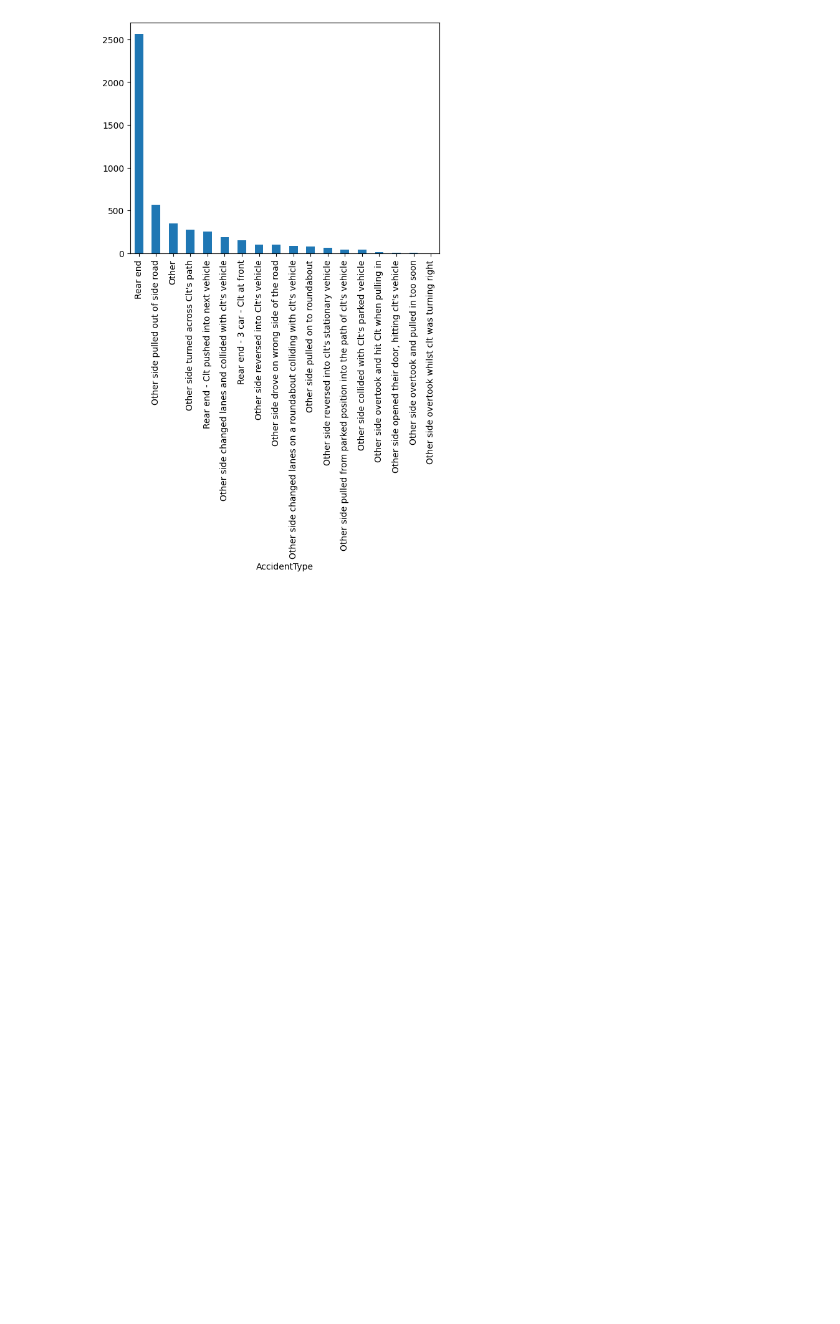
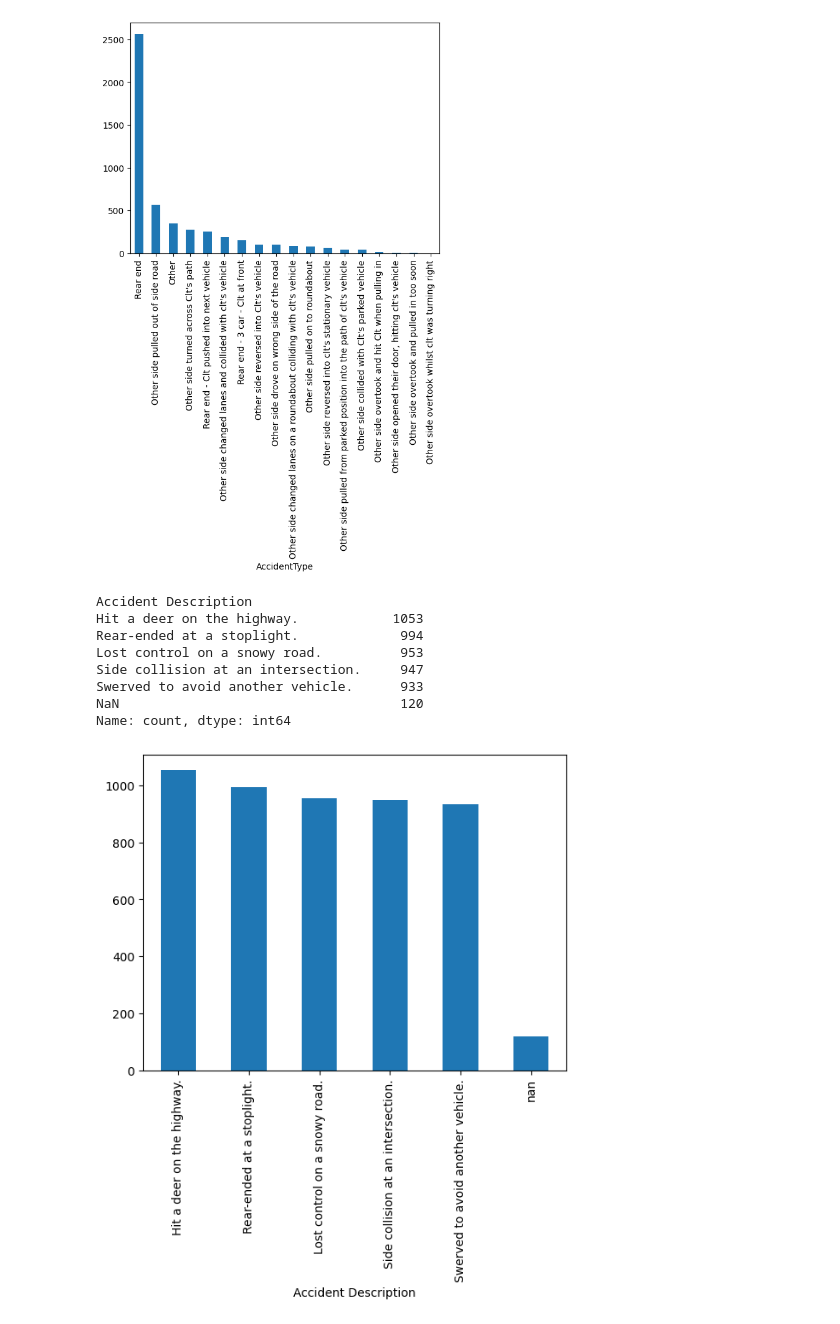
Before and after one commit to MFFathi/Insurance-Claims, a Jupyter notebook: MLModel/first_iter.ipynb, the cells around one changed output. Saved outputs shown, nothing was run; the diff lists cells and outputs as text; code cells hidden in the pictures; blank space fills up the shorter version.

```diff
--- a/MLModel/first_iter.ipynb
+++ b/MLModel/first_iter.ipynb
@@ -24,4 +24,17 @@ data['AccidentType'].value_counts().plot(kind='bar')
 # %% [output]
 <Axes: xlabel='AccidentType'>
 [figure]
+# %%
+data['Accident Description'].value_counts(dropna=False).plot(kind='bar')
+print(data['Accident Description'].value_counts(dropna=False))
+# %% [output]
+Accident Description
+Hit a deer on the highway.            1053
+Rear-ended at a stoplight.             994
+Lost control on a snowy road.          953
+Side collision at an intersection.     947
+Swerved to avoid another vehicle.      933
+NaN                                    120
+Name: count, dtype: int64
+[figure, added]
 # %%
```
Also changed, not shown: parts of 7 cells of this notebook.
